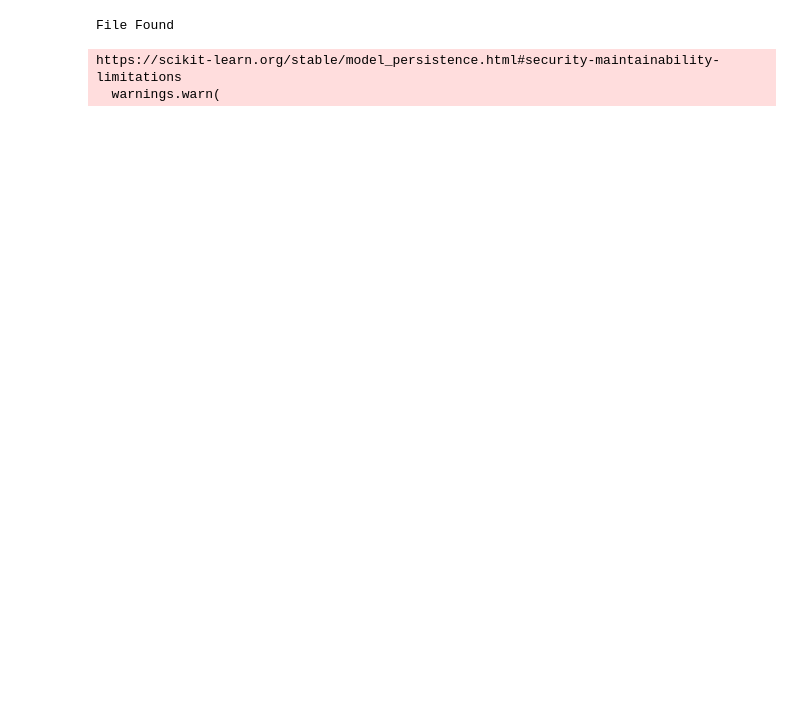
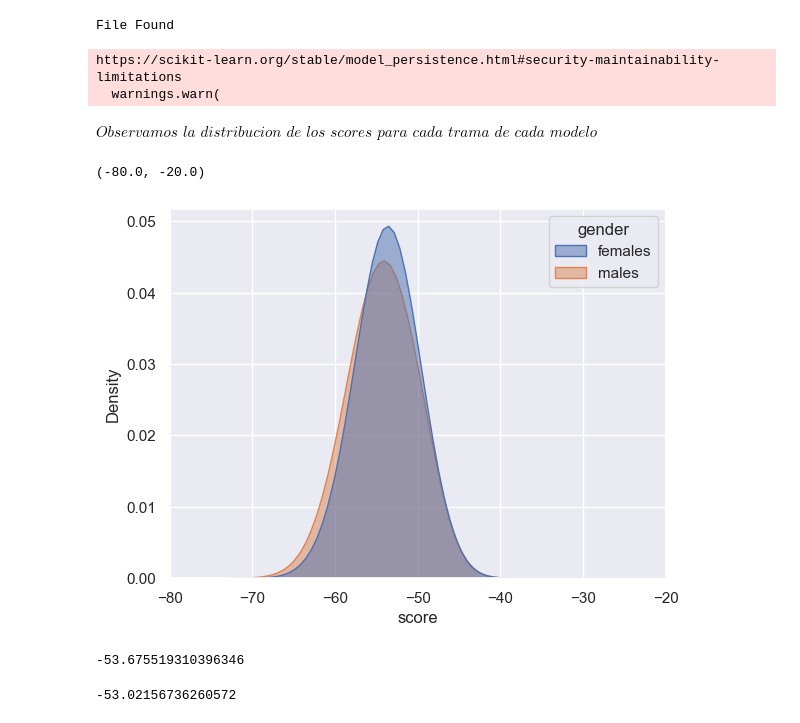
Before and after one commit to GonzaLinares/ProcVoz_Proyecto1, a Jupyter notebook: gender_classifier.ipynb, the cells around one changed output. Drawn from its saved outputs; the diff is of its cells as text; code cells hidden in the pictures; blank space fills up the shorter version.

```diff
--- a/gender_classifier.ipynb
+++ b/gender_classifier.ipynb
@@ -18,6 +24,8 @@ import numpy as np
 import pandas as pd
 import matplotlib.pyplot as plt
 import os
+import seaborn as sns
+sns.set_theme()
 
 def extract_mfcc(file_path, n_mfcc=12, win_length=320, hop_length=160):
     wave, sr = librosa.load(file_path, mono=True, sr=None)
@@ -108,12 +120,12 @@ X_test.drop(["file"], inplace=True, axis=1)
 mean_mfcc_males = 0
 mean_mfcc_females = 0
 
-for person in df.iterrows():
-    for i in range(len(person[1]["mfcc"])//mfcc_coeff_amount):
-        if person[1]["gender"] == "males":
-            mean_mfcc_males = np.mean(np.array(person[1]["mfcc"]), axis=1)/num_males
+for i, person in df.iterrows():
+    for j in range(len(person["mfcc"])//mfcc_coeff_amount):
+        if person["gender"] == "males":
+            mean_mfcc_males += np.mean(np.array(person["mfcc"]), axis=1)/num_males
         else:
-            mean_mfcc_females = np.mean(person[1]["mfcc"], axis=1)/num_females
+            mean_mfcc_females += np.mean(person["mfcc"], axis=1)/num_females
 
 display(mean_mfcc_males)
 display(mean_mfcc_females)
@@ -205,3 +195,37 @@ else:
 File Found
 https://scikit-learn.org/stable/model_persistence.html#security-maintainability-limitations
   warnings.warn(
+# %%
+female_scores = gmm_female.score_samples(X_test.mfcc.iloc[person].T)
+male_scores = gmm_male.score_samples(X_test.mfcc.iloc[person].T)
+df_female = pd.DataFrame({'score': female_scores, 'gender': 'females'})
+df_male = pd.DataFrame({'score': male_scores, 'gender': 'males'})
+df_scores = pd.concat([df_female, df_male])
+# %% [markdown]
+$\textit{Observamos la distribucion de los scores para cada trama de cada modelo}$
+# %%
+sns.kdeplot(data=df_scores, x='score', hue='gender', alpha=0.5, fill=True)
+plt.xlim((-80,-20))
+# %% [output]
+(-80.0, -20.0)
+[figure, added]
+# %%
+scores_fgmm = pd.Series(index=y_test.index)
+scores_mgmm = pd.Series(index=y_test.index)
+
+for index, row in X_test.iterrows():
+    mfcc = row['mfcc']
+    scores_fgmm[index] = gmm_female.score_samples(mfcc.T).mean()
+    scores_mgmm[index] = gmm_male.score_samples(mfcc.T).mean()
+
+mean_scoresf = scores_mgmm[y_test == "females"][:1000]
+mean_scoresm = scores_mgmm[y_test == "males"][:1000]
+df_female_mean = pd.DataFrame({'score': mean_scoresf, 'gender': 'females'})
+df_male_mean = pd.DataFrame({'score': mean_scoresm, 'gender': 'males'})
+df_scores_mean = pd.concat([df_female_mean, df_male_mean])
+
+display(scores_fgmm[y_test == "males"].mean())
+display(scores_fgmm[y_test == "females"].mean())
+# %% [output]
+-53.675519310396346
+-53.02156736260572
```
Also changed, not shown: parts of 33 cells of this notebook.
